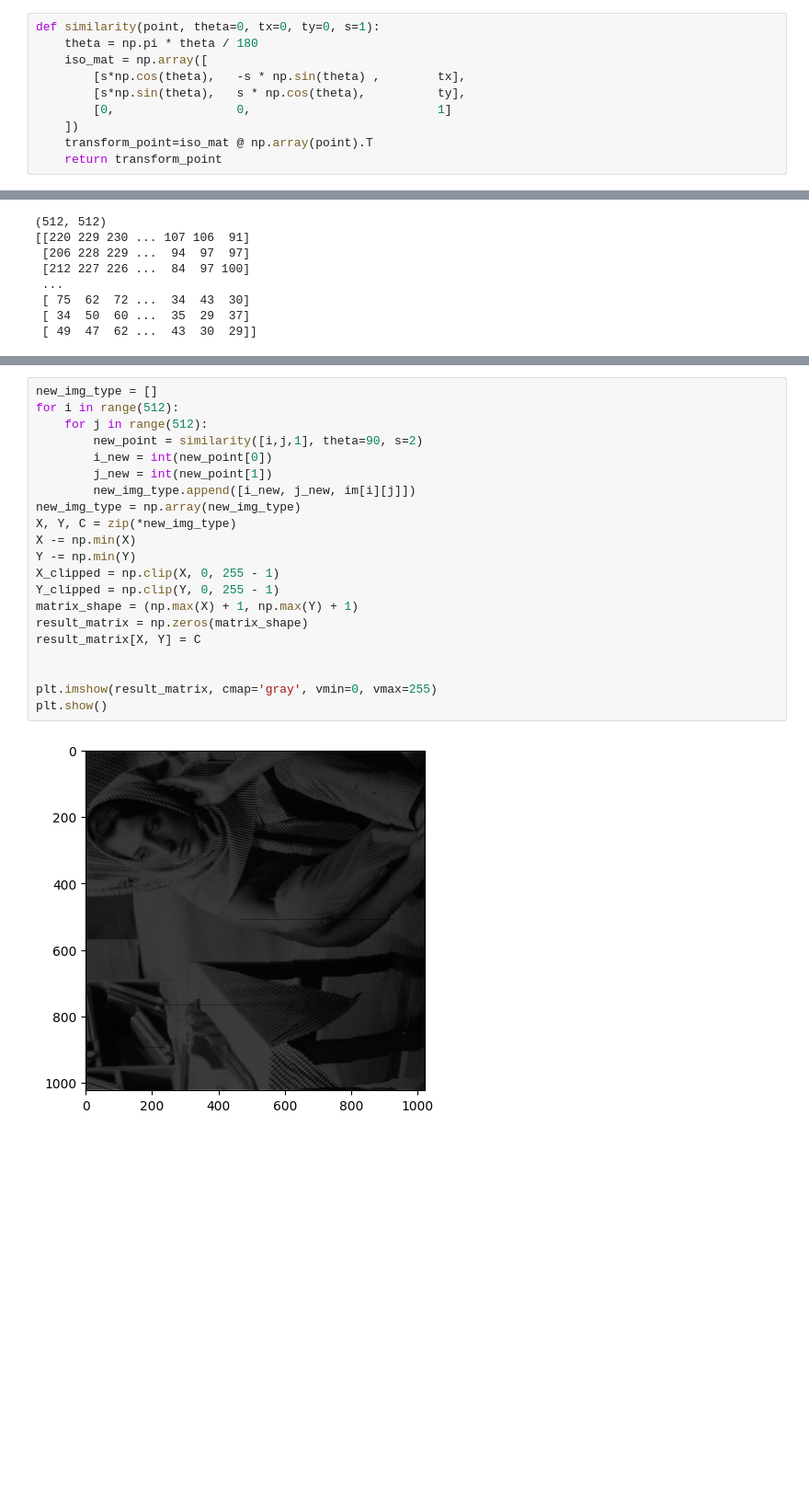
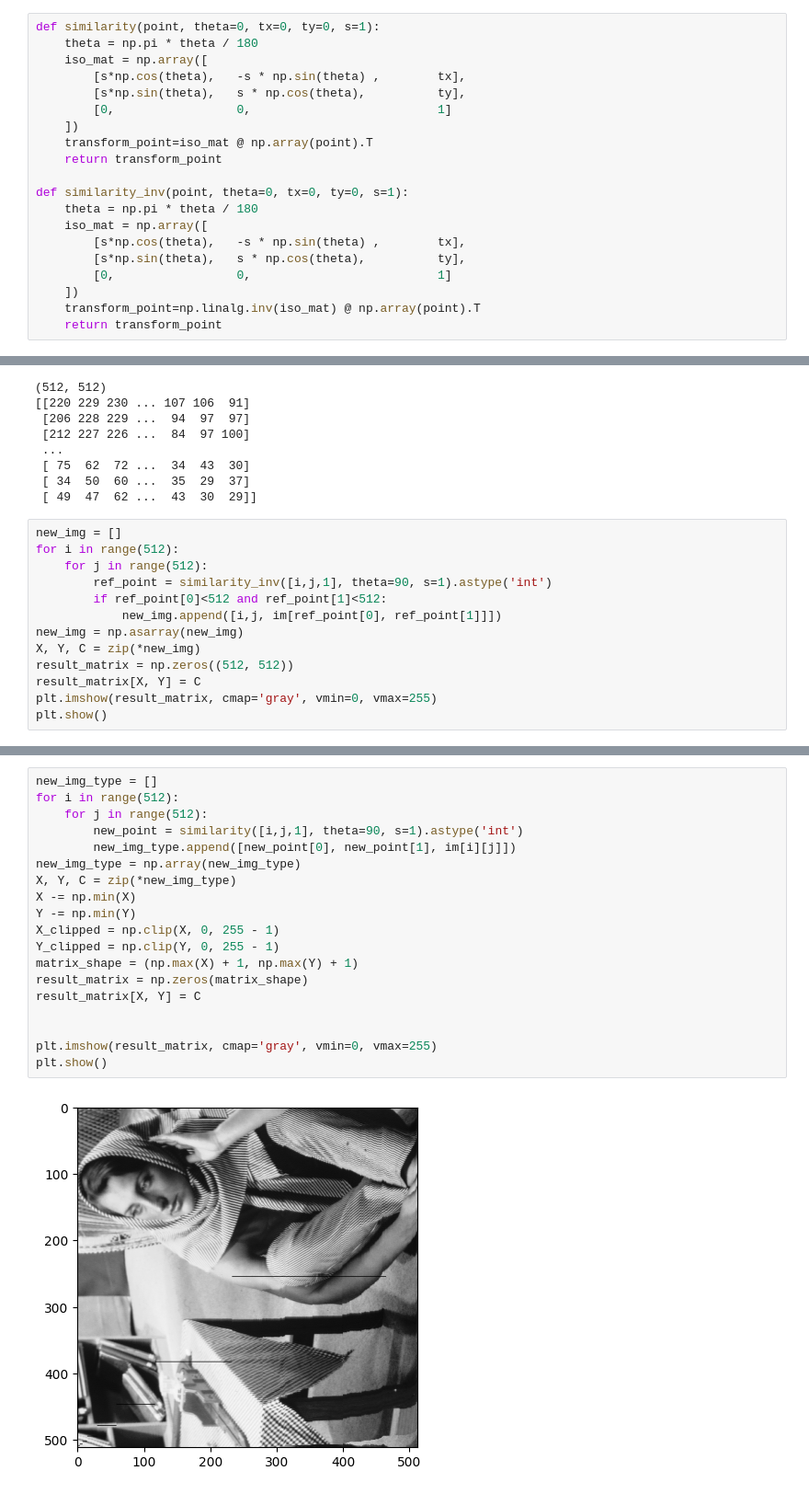
Before and after one commit to goli3148/3D-Vision, a Jupyter notebook: transformations/Similarity.ipynb, the cells around one changed output, grey strips where cells are left out. Shown: that part at 92% size. Cells and saved outputs as stored; diff of their text form; blank space fills up the shorter version.

Commit message:
new mode image transformation Test

```diff
--- a/transformations/Similarity.ipynb
+++ b/transformations/Similarity.ipynb
@@ -99,6 +99,16 @@ def similarity(point, theta=0, tx=0, ty=0, s=1):
     ])
     transform_point=iso_mat @ np.array(point).T
     return transform_point
+
+def similarity_inv(point, theta=0, tx=0, ty=0, s=1):
+    theta = np.pi * theta / 180
+    iso_mat = np.array([
+        [s*np.cos(theta),   -s * np.sin(theta) ,        tx],
+        [s*np.sin(theta),   s * np.cos(theta),          ty],
+        [0,                 0,                          1]
+    ])
+    transform_point=np.linalg.inv(iso_mat) @ np.array(point).T
+    return transform_point
 # %%
 import cv2
 im = cv2.imread('../src/barbara_gray.bmp', cv2.IMREAD_GRAYSCALE)
@@ -113,3 +123,16 @@ print(im)
  [ 75  62  72 ...  34  43  30]
  [ 34  50  60 ...  35  29  37]
  [ 49  47  62 ...  43  30  29]]
+# %%
+new_img = []
+for i in range(512):
+    for j in range(512):
+        ref_point = similarity_inv([i,j,1], theta=90, s=1).astype('int')
+        if ref_point[0]<512 and ref_point[1]<512:
+            new_img.append([i,j, im[ref_point[0], ref_point[1]]])
+new_img = np.asarray(new_img)
+X, Y, C = zip(*new_img)
+result_matrix = np.zeros((512, 512))
+result_matrix[X, Y] = C
+plt.imshow(result_matrix, cmap='gray', vmin=0, vmax=255)
+plt.show()
@@ -116,23 +141,21 @@ print(im)
 # %%
 new_img_type = []
 for i in range(512):
     for j in range(512):
-        new_point = similarity([i,j,1], theta=90, s=2)
-        i_new = int(new_point[0])
-        j_new = int(new_point[1])
-        new_img_type.append([i_new, j_new, im[i][j]])
+        new_point = similarity([i,j,1], theta=90, s=1).astype('int')
+        new_img_type.append([new_point[0], new_point[1], im[i][j]])
 new_img_type = np.array(new_img_type)
 X, Y, C = zip(*new_img_type)
 X -= np.min(X)
 Y -= np.min(Y)
 X_clipped = np.clip(X, 0, 255 - 1)
 Y_clipped = np.clip(Y, 0, 255 - 1)
 matrix_shape = (np.max(X) + 1, np.max(Y) + 1)
 result_matrix = np.zeros(matrix_shape)
 result_matrix[X, Y] = C
 
 
 plt.imshow(result_matrix, cmap='gray', vmin=0, vmax=255)
 plt.show()
 # %% [output]
-[figure, old version]
+[figure, new version]
```
Also changed, not shown: parts of 2 cells of this notebook.
